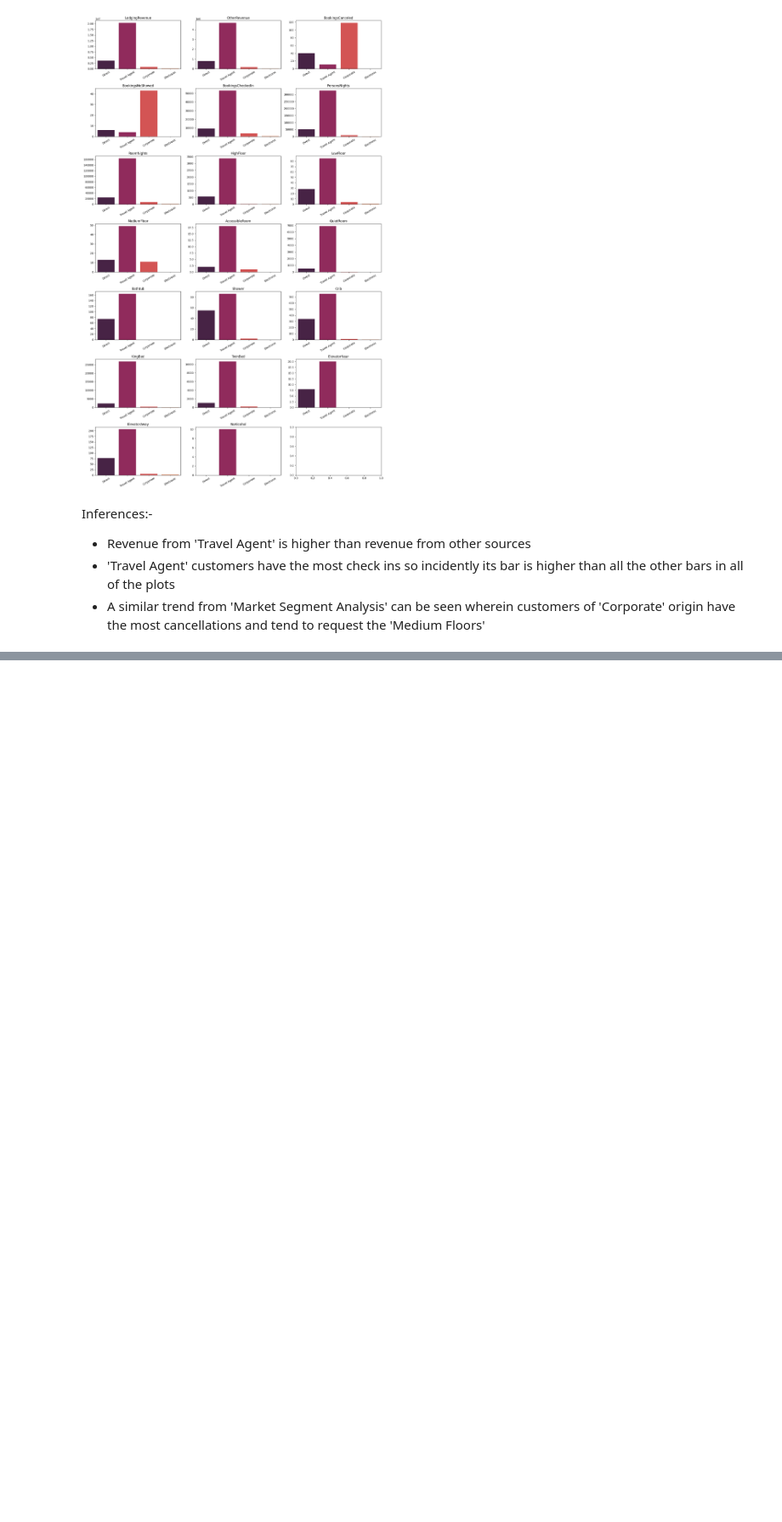
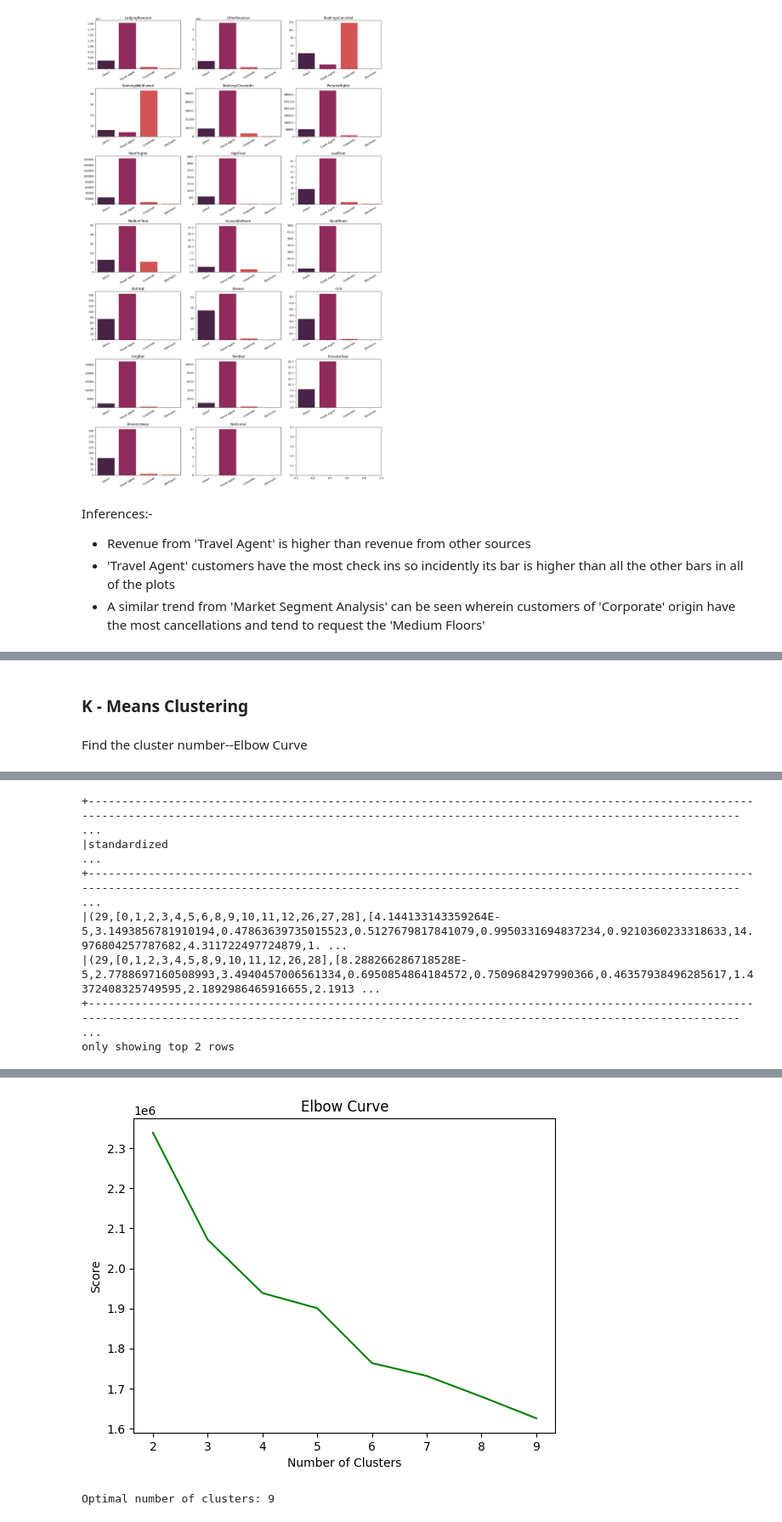
Before and after one commit to domala81/Customer-Segmentaion-with-Spark-MLlib, a Jupyter notebook: hotel_customer_segmentation.ipynb, the cells around one changed output, grey strips where cells are left out. Shown at 85% size. Saved outputs shown, nothing was run; the diff lists cells and outputs as text; code cells hidden in the pictures; blank space fills up the shorter version.

```diff
--- a/hotel_customer_segmentation.ipynb
+++ b/hotel_customer_segmentation.ipynb
@@ -890,0 +1008,12 @@ Inferences:-
+# %%
+from pyspark.ml.feature import StringIndexer, OneHotEncoder
+from pyspark.ml import Pipeline
+
+cols_to_index = ['Nationality', 'DistributionChannel','MarketSegment'] # Define the columns to be indexed and encoded
+indexers = [StringIndexer(inputCol=col, outputCol=col+"_index") for col in cols_to_index]# Create a list of StringIndexer stages
+pipeline = Pipeline(stages=indexers)# Define the pipeline with both indexing and encoding stages
+pipeline_model = pipeline.fit(df)# Fit the pipeline to the data
+df_transformed = pipeline_model.transform(df)# Transform the data using the pipeline
+df_transformed.select('MarketSegment','MarketSegment_index').distinct().show(20)
+df_transformed = df_transformed.drop(*cols_to_index, *['Country'])# Drop the original string columns
+df_transformed.show()
@@ -890,0 +1038,52 @@ Inferences:-
+# %% [markdown]
+### K - Means Clustering
+# %% [markdown]
+Find the cluster number--Elbow Curve
+# %%
+from pyspark.ml.feature import VectorAssembler
+from pyspark.ml.feature import StandardScaler
+
+# Assemble features
+assemble = VectorAssembler(inputCols=df_transformed.columns, outputCol='features')
+assembled_data = assemble.transform(df_transformed)
+
+# Show the transformed DataFrame
+assembled_data.show(5, truncate=False)
+
+from pyspark.ml.feature import StandardScaler
+scale=StandardScaler(inputCol='features',outputCol='standardized')
+data_scale=scale.fit(assembled_data)
+data_scale_output=data_scale.transform(assembled_data)
+data_scale_output.select('standardized').show(2,truncate=False)
+
+from pyspark.ml.clustering import KMeans
+from pyspark.ml.evaluation import ClusteringEvaluator
+import numpy as np
+
+cost = np.zeros(10)
+
+evaluator = ClusteringEvaluator(predictionCol='prediction', featuresCol='standardized',metricName='silhouette', distanceMeasure='squaredEuclidean')
+
+seed = 42
+
+for i in range(2,10):
+    KMeans_algo=KMeans(featuresCol='standardized', k=i,seed=seed)
+    KMeans_fit=KMeans_algo.fit(data_scale_output)
+    output=KMeans_fit.transform(data_scale_output)
+    cost[i] = KMeans_fit.summary.trainingCost
+
+import pandas as pd
+import pylab as pl
+df_cost = pd.DataFrame(cost[2:])
+df_cost.columns = ["cost"]
+new_col = range(2,10)
+df_cost.insert(0, 'cluster', new_col)
+pl.plot(df_cost.cluster, df_cost.cost,color='green')
+pl.xlabel('Number of Clusters')
+pl.ylabel('Score')
+pl.title('Elbow Curve')
+pl.show()
+
+optimal_k = df_cost.loc[df_cost.cost.idxmin(), 'cluster']
+print("Optimal number of clusters:", optimal_k)
+# %% [output]
@@ -890,0 +1100,7 @@ Inferences:-
++------------------------------------------------------------------------------------------------------------------------------------------------------------------------------------------------------- ...
+|standardized                                                                                                                                                                                            ...
++------------------------------------------------------------------------------------------------------------------------------------------------------------------------------------------------------- ...
+|(29,[0,1,2,3,4,5,6,8,9,10,11,12,26,27,28],[4.144133143359264E-5,3.1493856781910194,0.47863639735015523,0.5127679817841079,0.9950331694837234,0.9210360233318633,14.976804257787682,4.311722497724879,1. ...
+|(29,[0,1,2,3,4,5,8,9,10,11,12,26,28],[8.288266286718528E-5,2.7788697160508993,3.4940457006561334,0.6950854864184572,0.7509684297990366,0.46357938496285617,1.4372408325749595,2.1892986465916655,2.1913 ...
++------------------------------------------------------------------------------------------------------------------------------------------------------------------------------------------------------- ...
+only showing top 2 rows
@@ -890,0 +1109,2 @@ Inferences:-
+[figure, added]
+Optimal number of clusters: 9
```
Also changed, not shown: parts of 34 cells of this notebook, 3 other files.
